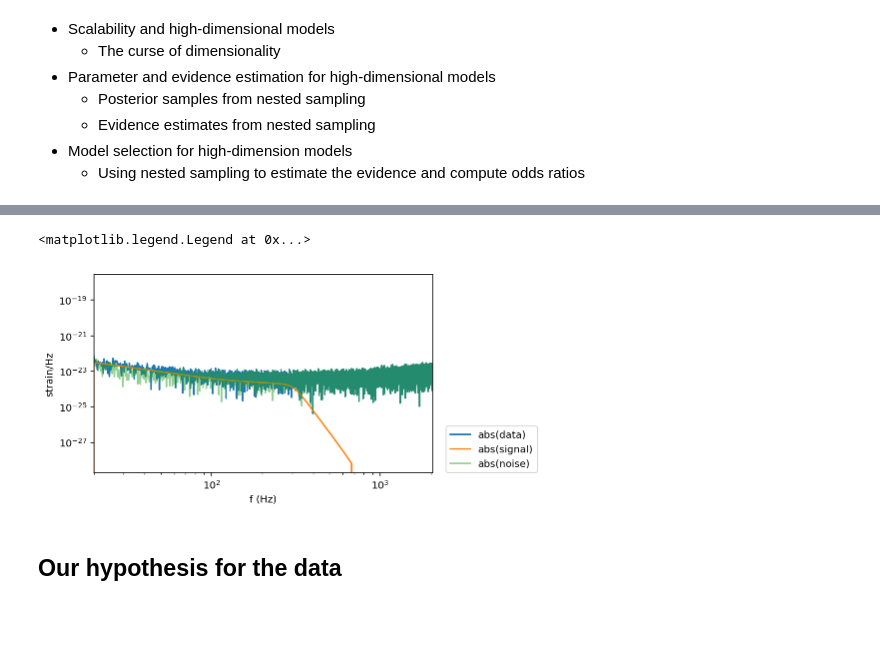
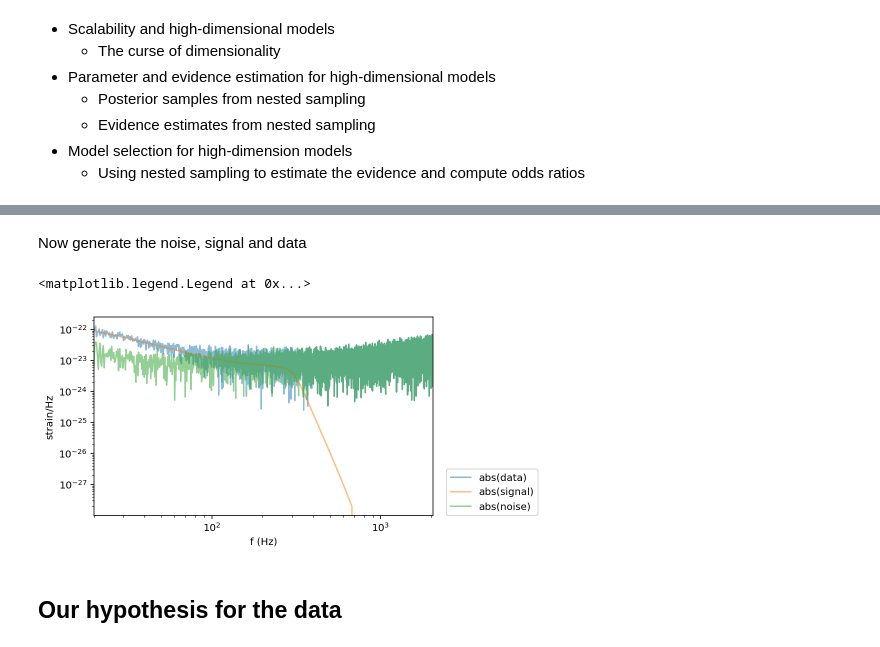
Before and after one commit to rory-smith/Lectures-on-inference-in-GW-astronomy, a Jupyter notebook: Lecture_3_high_dimensional_problems_and_sampling_algorithms_adelaide.ipynb, the cells around one changed output, grey strips where cells are left out. Saved outputs shown, nothing was run; the diff lists cells and outputs as text; code cells hidden in the pictures; blank space fills up the shorter version.

```diff
--- a/Lecture_3_high_dimensional_problems_and_sampling_algorithms_adelaide.ipynb
+++ b/Lecture_3_high_dimensional_problems_and_sampling_algorithms_adelaide.ipynb
@@ -64,0 +74,24 @@ signal = signal_csv['htilde_real'] + 1j*signal_csv['htilde_imag']
+# %%
+df = 1./4.
+freqs = np.linspace(20,2048,int((2048-20)/df)+1)
+psd = np.ones_like(freqs)
+###################################################################################################
+### This function draws random noise with the right statistics ###
+### In the frequency domain, LIGO/Virgo noise has mean zero and variance proportional
+### to the noise PSD (real and imag parts are identially and independently distributed)
+###################################################################################################
+
+def GW_detector_noise():
+
+
+  deltaF = 1/4.
+  noise_mean = np.zeros_like(psd)
+  for _i in range(len(psd)):
+    psd[_i] = lalsim.SimNoisePSDaLIGOZeroDetLowPower(freqs[_i])
+
+  noise_var = psd / (4*df) #see Lecture 1
+
+  noise_re = np.random.normal(loc=noise_mean, scale=np.sqrt(noise_var))
+  noise_imag = np.random.normal(loc=noise_mean, scale=np.sqrt(noise_var))
+
+  return noise_re + 1j*noise_imag
@@ -65,15 +142,27 @@ signal = signal_csv['htilde_real'] + 1j*signal_csv['htilde_imag']
+# %% [markdown]
+Now generate the noise, signal and data
+# %%
+noise = GW_detector_noise()
+
+m1_true = 30 # solar masses
+m2_true = 30 # solar masses
+dist_true = 500 #mpc
+
+signal_true =  frequency_domain_GWsignal(m1_true, m2_true, dist_true)
+
+data = signal_true + noise
 # %%
-plt.loglog(freqs,np.absolute(data),label='abs(data)')
-plt.loglog(freqs,np.absolute(signal),label='abs(signal)')
+plt.loglog(freqs,np.absolute(data),label='abs(data)',alpha=0.5)
+plt.loglog(freqs,np.absolute(signal_true),label='abs(signal)',alpha=0.5)
 plt.loglog(freqs,np.absolute(noise),label='abs(noise)',alpha=0.5)
 
 plt.xlabel('f (Hz)')
 plt.ylabel('strain/Hz')
 plt.xlim(20,2048)
 plt.legend(loc=(1.04,0))
 # %% [output]
 <matplotlib.legend.Legend at 0x...>
-[figure, old version]
+[figure, new version]
 # %% [markdown]
 ## Our hypothesis for the data
 # %% [markdown]
```
Also changed, not shown: parts of 24 cells of this notebook.
